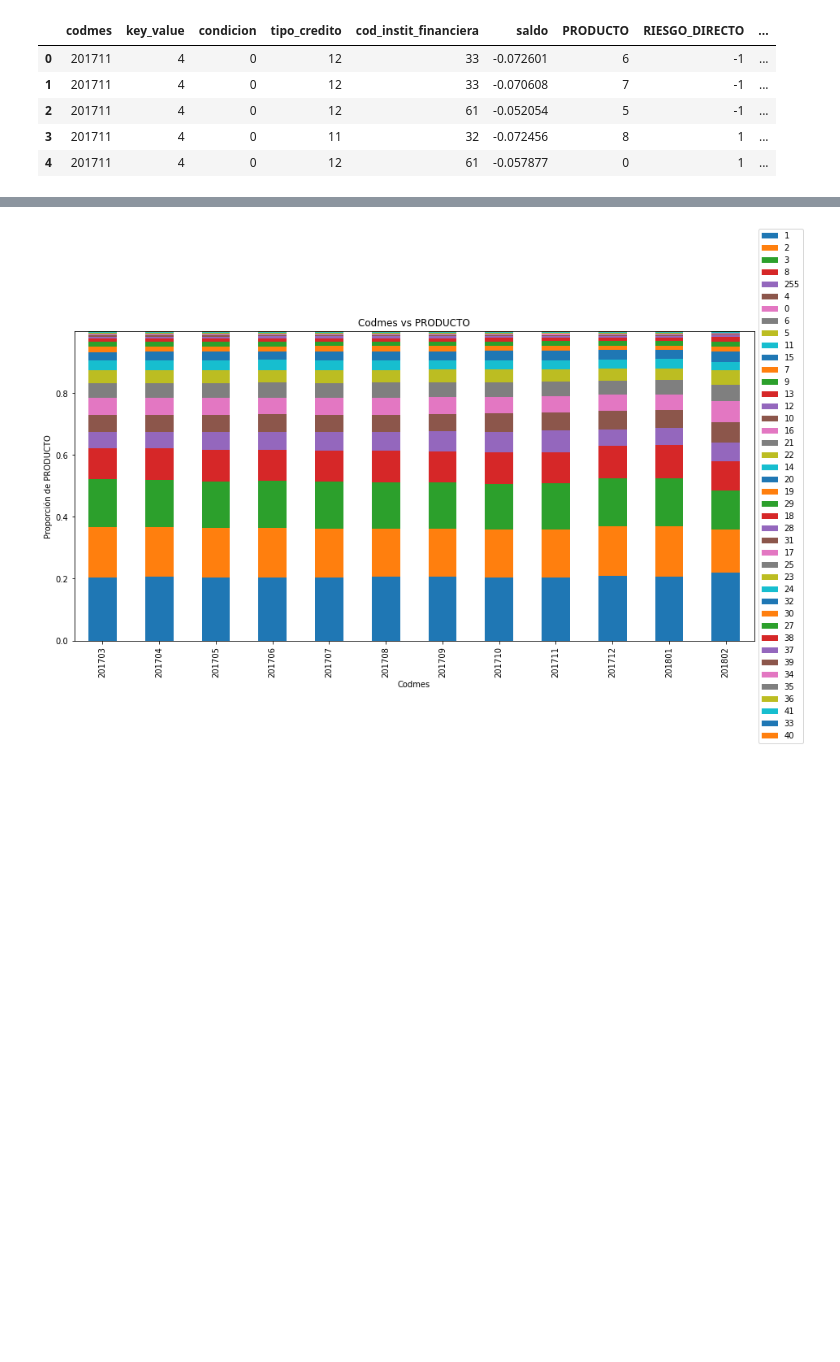
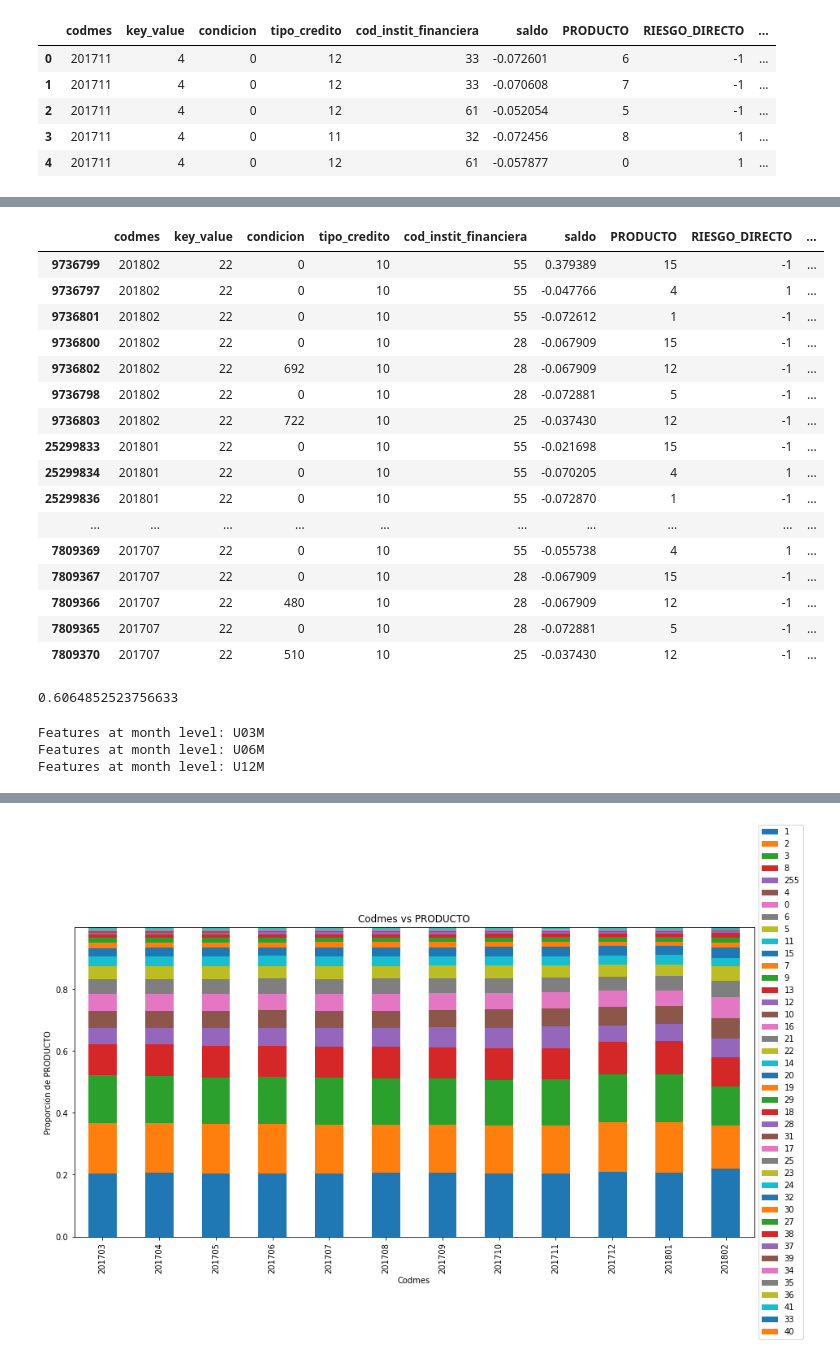
Before and after one commit to mlaricobar/solution-datathon-interbank-2020, a Jupyter notebook: [02] EDA - Datasets.ipynb, the cells around one changed output, grey strips where cells are left out. Cells and saved outputs as stored; diff of their text form; code cells hidden in the pictures; blank space fills up the shorter version.

```diff
--- a/[02] EDA - Datasets.ipynb
+++ b/[02] EDA - Datasets.ipynb
@@ -157,3 +159,5 @@ df_rcc_test = optimizar_df(pd.read_csv("[00] Data/rcc_test.csv"))
+# %%
+df_rcc_train = df_rcc_train.merge(df_y_train, how="left", on="key_value")
 # %%
 df_rcc_train.head()
 # %% [output]
@@ -165,0 +181,24 @@ df_rcc_train.head()
+# %%
+df_rcc_train.loc[df_rcc_train["key_value"] == 22].sort_values(by=["codmes", "cod_instit_financiera", "PRODUCTO"], ascending=False).head(60)
+# %% [output]
+|  | codmes | key_value | condicion | tipo_credito | cod_instit_financiera | saldo | PRODUCTO | RIESGO_DIRECTO | ... |
+| 9736799 | 201802 | 22 | 0 | 10 | 55 | 0.379389 | 15 | -1 | ... |
+| 9736797 | 201802 | 22 | 0 | 10 | 55 | -0.047766 | 4 | 1 | ... |
+| 9736801 | 201802 | 22 | 0 | 10 | 55 | -0.072612 | 1 | -1 | ... |
+| 9736800 | 201802 | 22 | 0 | 10 | 28 | -0.067909 | 15 | -1 | ... |
+| 9736802 | 201802 | 22 | 692 | 10 | 28 | -0.067909 | 12 | -1 | ... |
+| 9736798 | 201802 | 22 | 0 | 10 | 28 | -0.072881 | 5 | -1 | ... |
+| 9736803 | 201802 | 22 | 722 | 10 | 25 | -0.037430 | 12 | -1 | ... |
+| 25299833 | 201801 | 22 | 0 | 10 | 55 | -0.021698 | 15 | -1 | ... |
+| 25299834 | 201801 | 22 | 0 | 10 | 55 | -0.070205 | 4 | 1 | ... |
+| 25299836 | 201801 | 22 | 0 | 10 | 55 | -0.072870 | 1 | -1 | ... |
+| ... | ... | ... | ... | ... | ... | ... | ... | ... | ... |
+| 7809369 | 201707 | 22 | 0 | 10 | 55 | -0.055738 | 4 | 1 | ... |
+| 7809367 | 201707 | 22 | 0 | 10 | 28 | -0.067909 | 15 | -1 | ... |
+| 7809366 | 201707 | 22 | 480 | 10 | 28 | -0.067909 | 12 | -1 | ... |
+| 7809365 | 201707 | 22 | 0 | 10 | 28 | -0.072881 | 5 | -1 | ... |
+| 7809370 | 201707 | 22 | 510 | 10 | 25 | -0.037430 | 12 | -1 | ... |
+# %%
+df_rcc_train.loc[df_rcc_train["condicion"] >= 960, "target"].mean()
+# %% [output]
+0.6064852523756633
@@ -165,0 +226,33 @@ df_rcc_train.head()
+# %%
+df_rcc_crosstab = (pd.crosstab(index=[df_rcc_train_filtered.key_value, df_rcc_train_filtered.codmes],
+                                columns=df_rcc_train_filtered[cat_col],
+                                values=df_rcc_train_filtered[numeric_value],
+                                aggfunc=agg_func)
+                      .reset_index(drop=False)
+                      .reset_index(drop=True))
+
+df_rcc_crosstab.columns = ["{0}_{1}_FOR_{2}_{3}".format(numeric_value.upper(), agg_func.upper(), cat_col, c) if c not in ["key_value", "codmes"] else c for c in df_rcc_crosstab.columns]
+feat_cols = [c for c in df_rcc_crosstab.columns if "{0}_".format(cat_col) in c]
+df_rcc_crosstab["MEAN_OF_{0}_{1}_FOR_ALL_{2}".format(numeric_value.upper(), agg_func.upper(), cat_col)] = df_rcc_crosstab[feat_cols].mean(axis=1)
+df_rcc_crosstab["SUM_OF_{0}_{1}_FOR_ALL_{2}".format(numeric_value.upper(), agg_func.upper(), cat_col)] = df_rcc_crosstab[feat_cols].sum(axis=1)
+df_rcc_crosstab["COUNT_OF_{0}_{1}_FOR_ALL_{2}".format(numeric_value.upper(), agg_func.upper(), cat_col)] = df_rcc_crosstab[feat_cols].count(axis=1)
+
+agg_col_dict = {"codmes": ["last", "first"]}
+agg_col_dict.update({c: ["mean", "sum", "count"] for c in df_rcc_crosstab.columns if c not in ["key_value", "codmes"]})
+
+for month_level in ["U03M", "U06M", "U12M"]:
+  print("Features at month level: {0}".format(month_level))
+  df_rcc_agg = (df_rcc_crosstab.loc[df_rcc_crosstab["codmes"].isin(month_dict[month_level])]
+                              .groupby(["key_value"], as_index=False)
+                              .agg(agg_col_dict)
+                  )
+  df_rcc_agg.columns = [month_level + "_" + "_".join(c).upper() if c[-1] != "" else c[0] for c in df_rcc_agg.columns]
+  df_rcc_agg["{0}_RECENCY".format(month_level)] = df_rcc_agg.apply(lambda row: diff_months(row["{0}_CODMES_LAST".format(month_level)], 201803), axis=1)
+  df_rcc_agg["{0}_LONG_RECENCY".format(month_level)] = df_rcc_agg.apply(lambda row: diff_months(row["{0}_CODMES_FIRST".format(month_level)], 201803), axis=1)
+  df_rcc_agg["{0}_DIFF_MONTHS_FIRST_LAST".format(month_level)] = df_rcc_agg.apply(lambda row: diff_months(row["{0}_CODMES_FIRST".format(month_level)], row["{0}_CODMES_LAST".format(month_level)]), axis=1)
+  del df_rcc_agg["{0}_CODMES_FIRST".format(month_level)]
+  del df_rcc_agg["{0}_CODMES_LAST".format(month_level)]
+# %% [output]
+Features at month level: U03M
+Features at month level: U06M
+Features at month level: U12M
```
Also changed, not shown: parts of 18 cells of this notebook.
